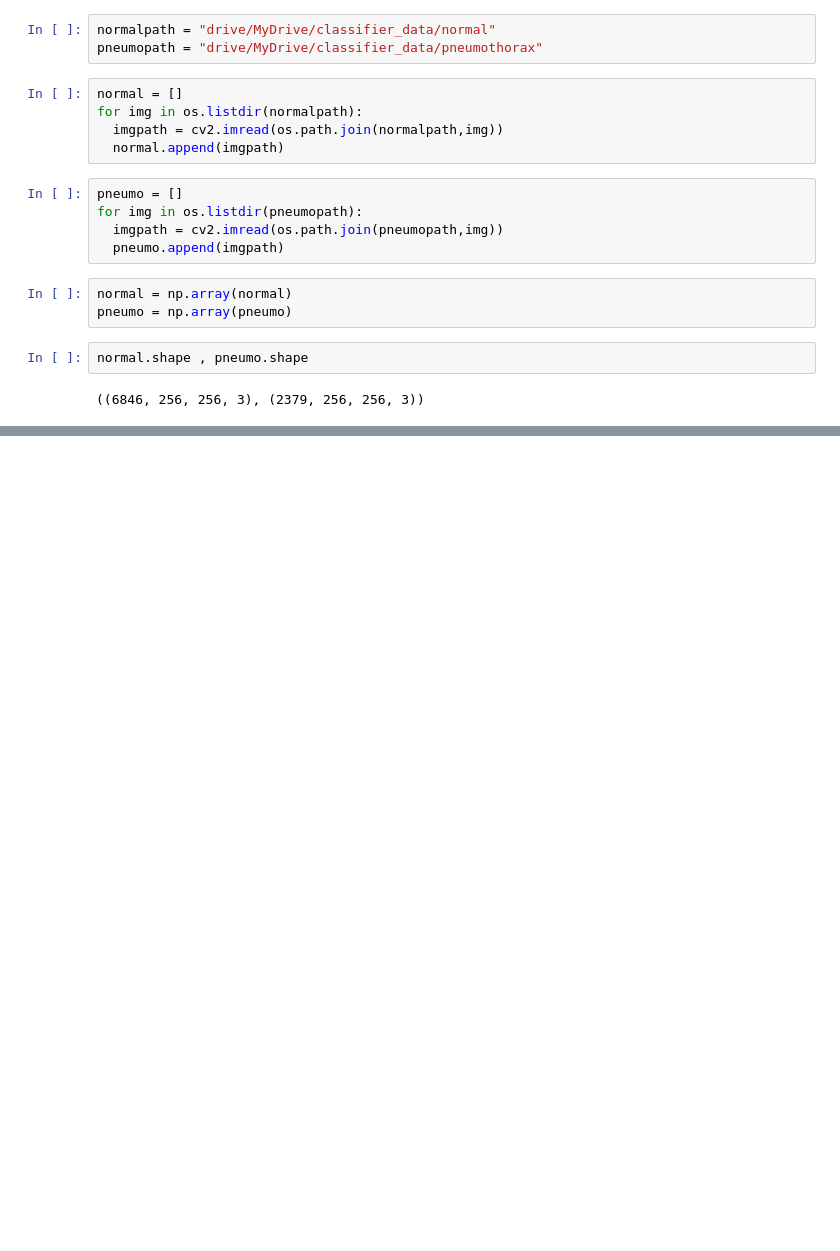
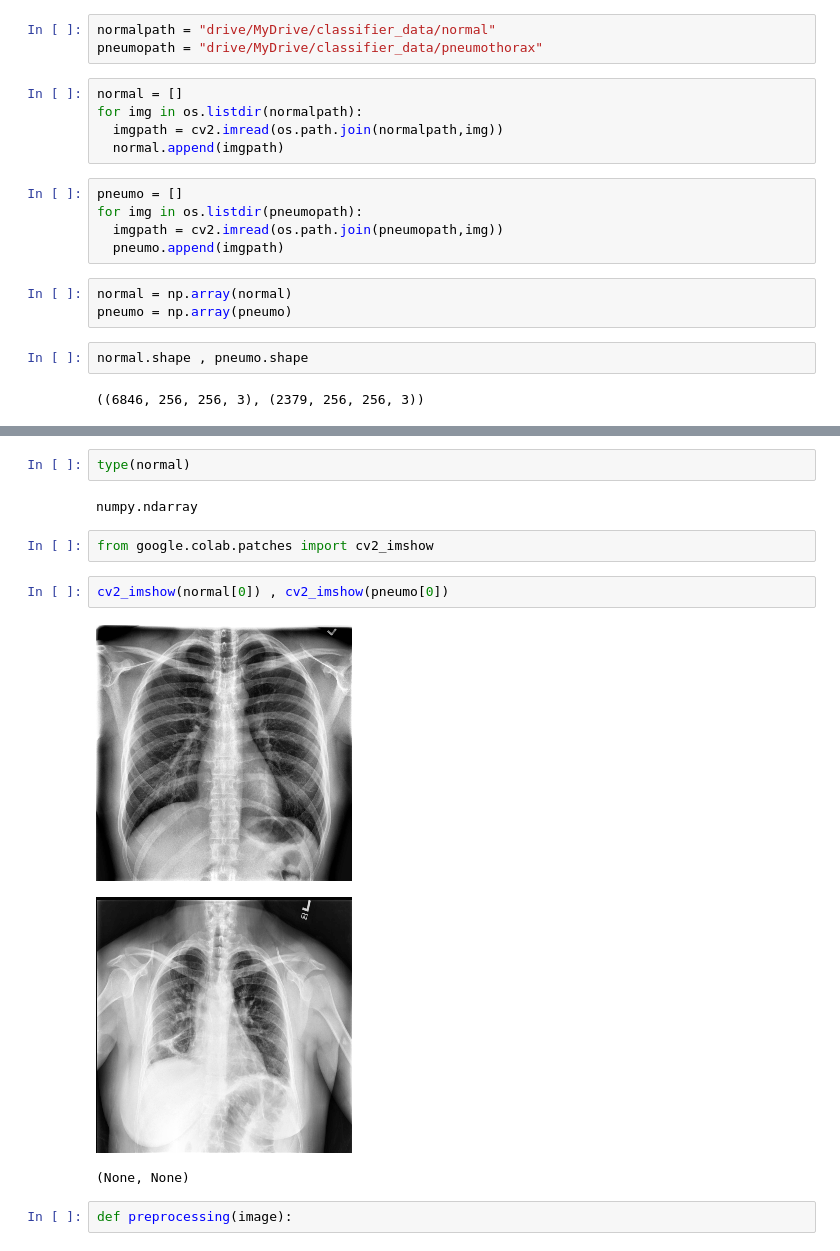
Before and after one commit to bhavya01234/Detecting-pneumothorax-disease-using-machine-learning, a Jupyter notebook: new_minor.ipynb, the cells around one changed output, grey strips where cells are left out. Saved outputs shown, nothing was run; the diff lists cells and outputs as text; blank space fills up the shorter version.

```diff
--- a/new_minor.ipynb
+++ b/new_minor.ipynb
@@ -30,0 +51,14 @@ normal.shape , pneumo.shape
+# %%
+type(normal)
+# %% [output]
+numpy.ndarray
+# %%
+from google.colab.patches import cv2_imshow
+# %%
+cv2_imshow(normal[0]) , cv2_imshow(pneumo[0])
+# %% [output]
+[figure, added]
+[figure, added]
+(None, None)
+# %%
+def preprocessing(image):
```
Also changed, not shown: parts of 1 cell of this notebook.
